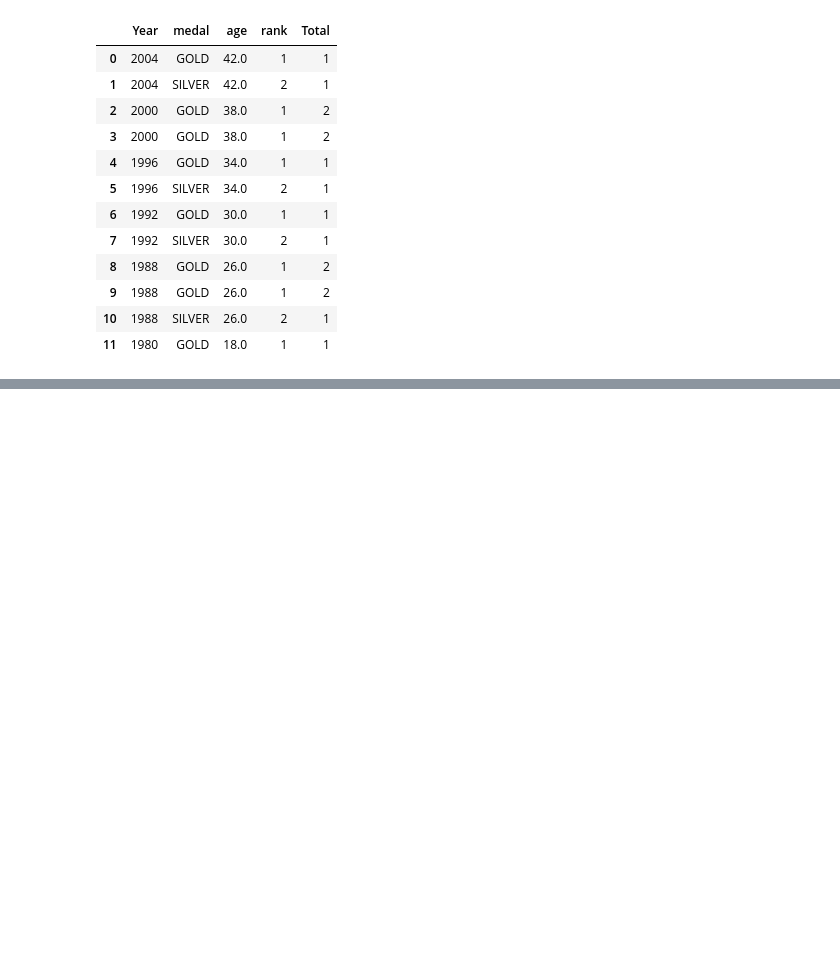
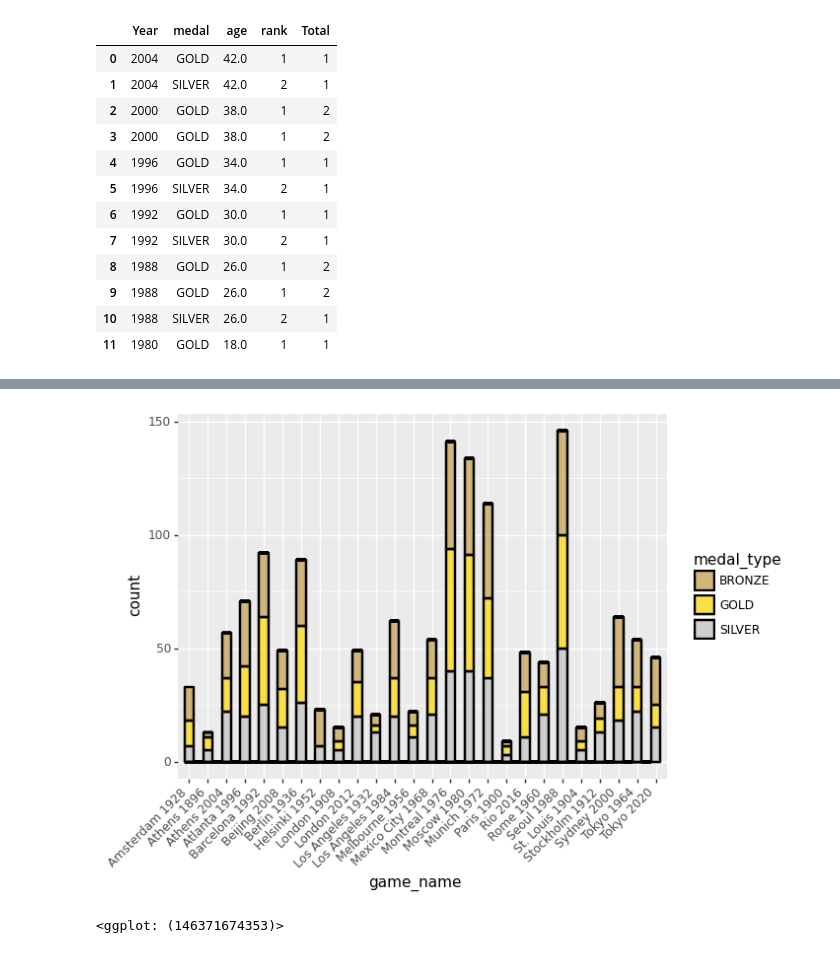
Before and after one commit to brmuloot/Jeux-Olympiques, a Jupyter notebook: Jeux_olympiques.ipynb, the cells around one changed output, grey strips where cells are left out. Drawn from its saved outputs; the diff is of its cells as text; code cells hidden in the pictures; blank space fills up the shorter version.

Commit message:
ajout dernier graph

```diff
--- a/Jeux_olympiques.ipynb
+++ b/Jeux_olympiques.ipynb
@@ -653,0 +639,5 @@ df_birgit
+# %%
+df = pd.merge(medals_de, hosts_summer, left_on="slug_game", right_on="game_slug", how = "inner")
+df = df.loc[:,["medal_type","game_location","game_name","game_year"]]
+df = df.sort_values(by = ["game_year"])
+df
@@ -653,0 +658,13 @@ df_birgit
+# %%
+(
+    p9.ggplot(data=df, mapping =  p9.aes(x='game_name', fill="medal_type"))
+    + p9.scale_fill_manual(values=["#C49C48", "#FFD700", "#C0C0C0"])
+    + p9.geom_histogram( binwidth = 0.5,
+                        colour="#000000",
+                        size=1,
+                        alpha=0.7)
+    + p9.theme(axis_text_x = p9.element_text(angle=45, hjust=1))
+)
+# %% [output]
+[figure, added]
+<ggplot: (146371674353)>
```
Also changed, not shown: parts of 15 cells of this notebook.
